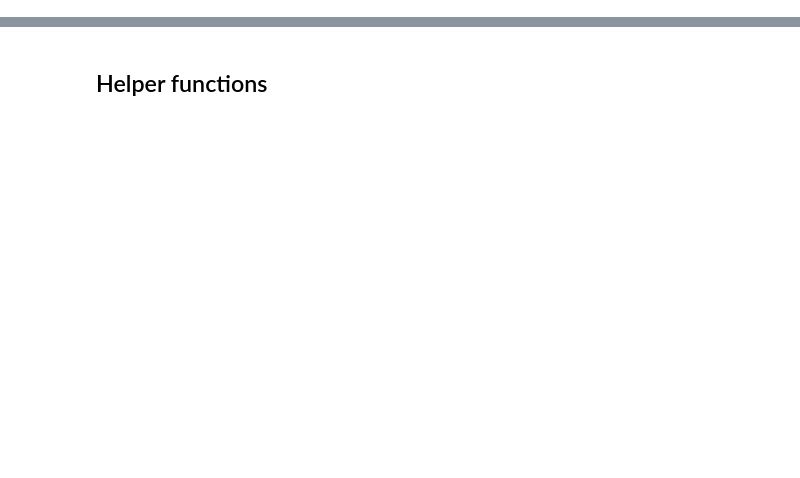
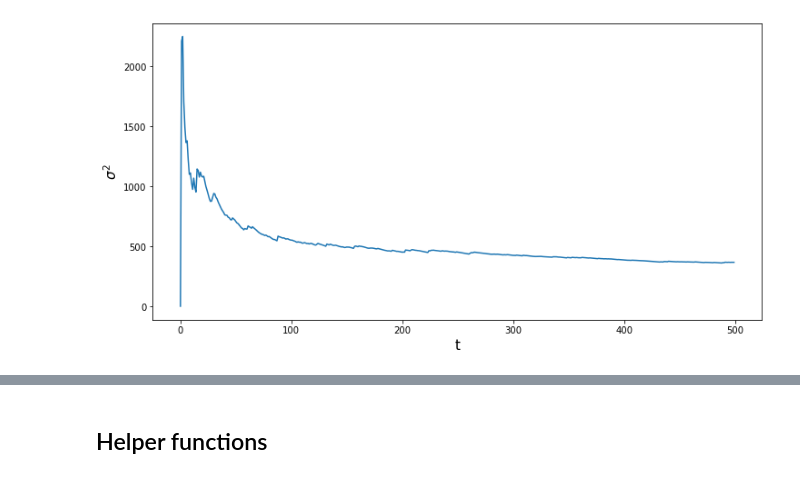
Before and after one commit to dvdblk/abm-project, a Jupyter notebook: notebooks/src_mg.ipynb, the cells around one changed output, grey strips where cells are left out. Saved outputs shown, nothing was run; the diff lists cells and outputs as text; code cells hidden in the pictures; blank space fills up the shorter version.

```diff
--- a/notebooks/src_mg.ipynb
+++ b/notebooks/src_mg.ipynb
@@ -2,0 +61,10 @@
+# %%
+fig, ax = plt.subplots(figsize=(12, 6))
+
+ax.plot(times, volatility_At, label=r"$\sigma^2$")
+ax.set_xlabel("t",fontsize=15)
+ax.set_ylabel(r"$\sigma^2$",fontsize=15)
+
+plt.show()
+# %% [output]
+[figure, added]
```
Also changed, not shown: parts of 14 cells of this notebook.
